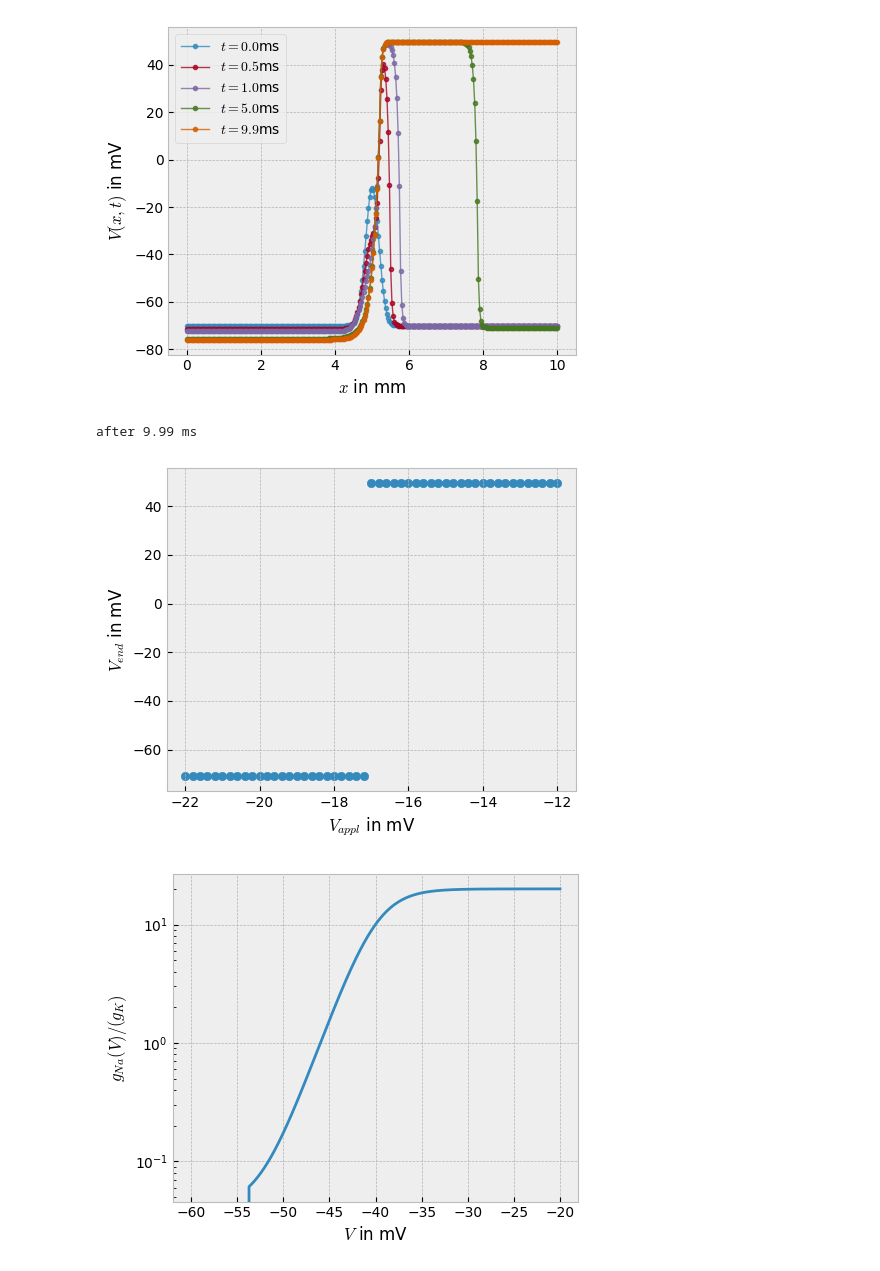
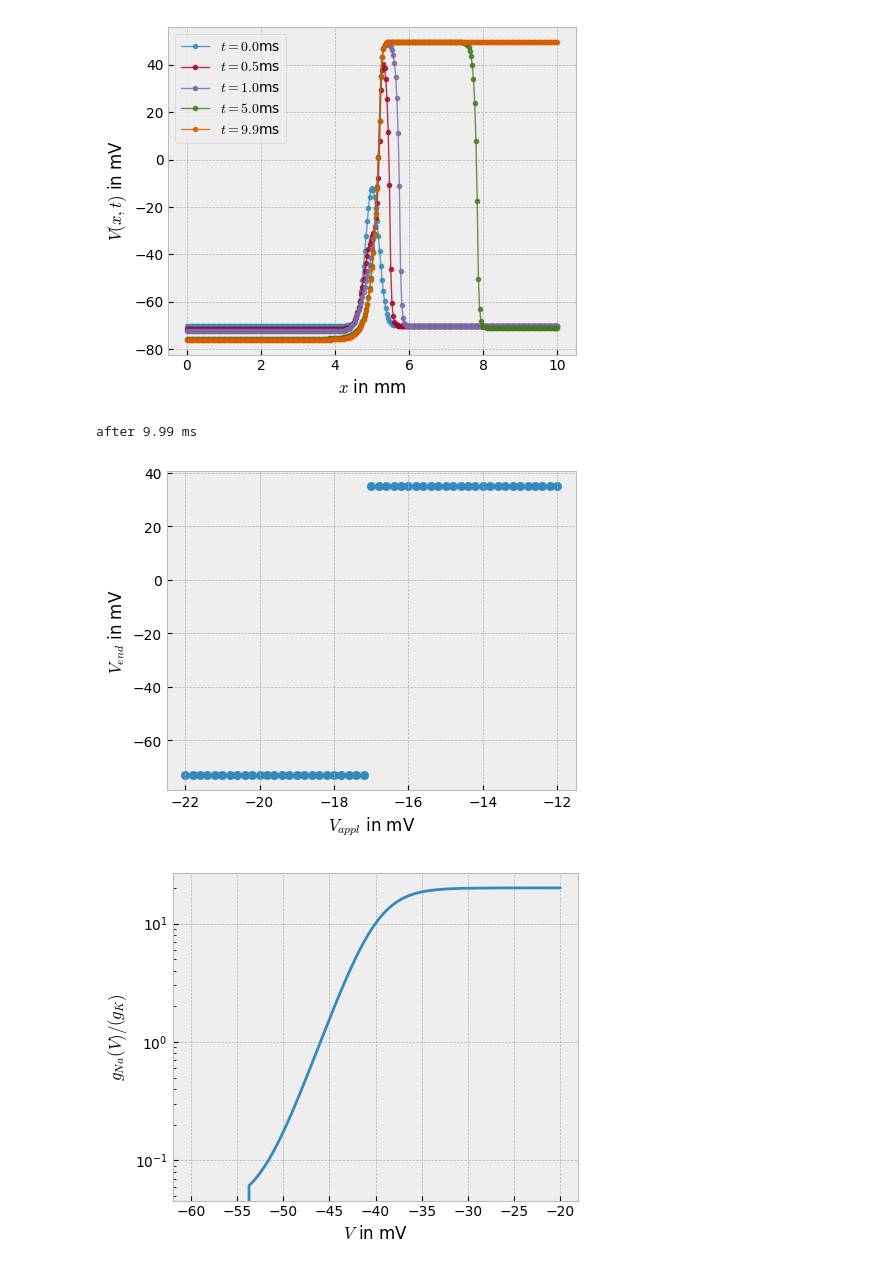
Before and after one commit to leonardlux/comp_phy_exam, a Jupyter notebook: problem_3/question_3_7/task_d.ipynb, the cells around one changed output. Drawn from its saved outputs; the diff is of its cells as text; code cells hidden in the pictures.

```diff
--- a/problem_3/question_3_7/task_d.ipynb
+++ b/problem_3/question_3_7/task_d.ipynb
@@ -54,25 +54,25 @@ V_appl = -12.00 mV
 # %%
 # plot endvoltage against v_appl
 # volatage in the middle at the end
 endvoltages = []
 i_t = c.n_t-1
 print("after",i_t*c.delta_t/c.milli,"ms")
 for U in Us:
 
-    endvoltages += [U[i_t,int(c.n_x*3/4)]]
+    endvoltages += [U[i_t,int((c.x_0+c.x_dist)/c.delta_x)]]
 
 plt.style.use('bmh')
 plt.figure(figsize=(5,4))
 plt.scatter(v_values/c.milli,np.array(endvoltages)/c.milli)
 plt.ylabel("$V_{end}$ in mV")
 plt.xlabel("$V_{appl}$ in mV")
-#plt.axvline(c.v_mem,label="$V_{mem}$",alpha=0.5)
+plt.savefig("images/v_end_vs_v_appl_cutoff.pdf")
 plt.tight_layout()
 #plt.legend()
 plt.show()
 # %% [output]
 after 9.99 ms
-[figure, old version]
+[figure, new version]
 # %%
 from opt_right_side_functions import g_na_g_k_cutoff
 center = -40 *c.milli
```
Also changed, not shown: 1 other file.
